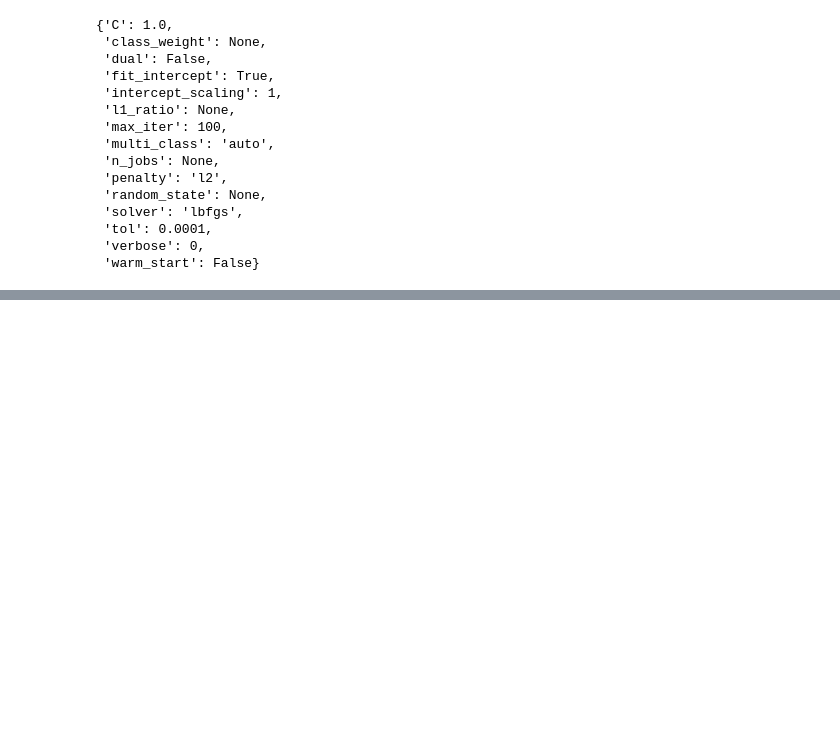
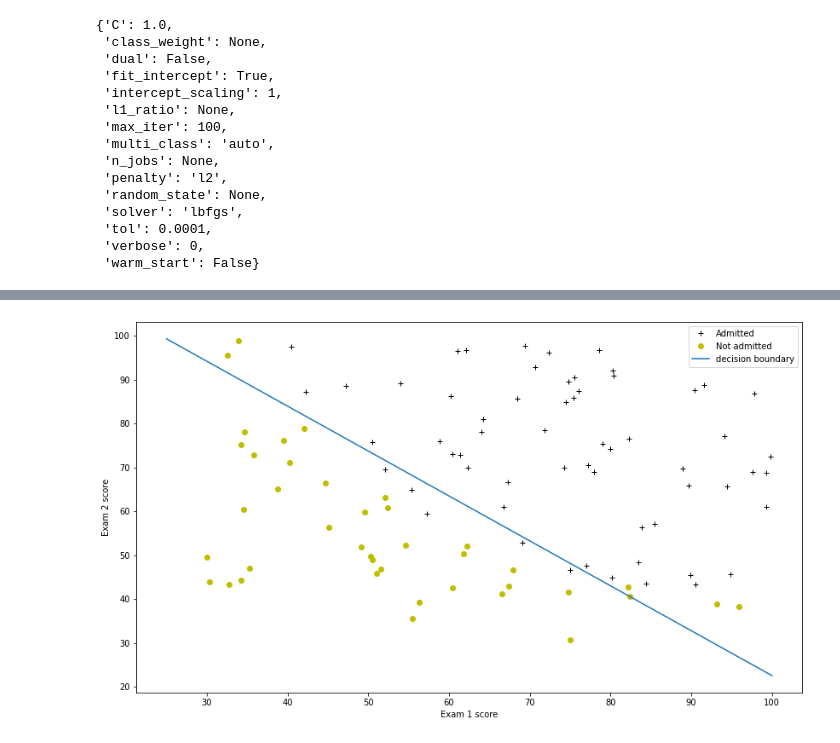
Before and after one commit to adv555/DataScience, a Jupyter notebook: Sklearn/Module_7_1.ipynb, the cells around one changed output, grey strips where cells are left out. Drawn from its saved outputs; the diff is of its cells as text; code cells hidden in the pictures; blank space fills up the shorter version.

```diff
--- a/Sklearn/Module_7_1.ipynb
+++ b/Sklearn/Module_7_1.ipynb
@@ -258,3 +258,5 @@ plt.show()
 [figure]
 # %%
 from sklearn.linear_model import LogisticRegression
+classifier = LogisticRegression()
+classifier.fit(X_train, y_train)
@@ -261,2 +264,0 @@ from sklearn.linear_model import LogisticRegression
-# %%
-model = LogisticRegression()
@@ -263,3 +273,3 @@ model = LogisticRegression()
 # %%
-model.fit(X_train, y_train)
+classifier.score(X_train, y_train)
 # %% [output]
@@ -288,0 +305,25 @@ model.get_params()
+# %%
+def decision_boundary(model, x):
+  w_0 = model.intercept_[0]
+  w_1 = model.coef_[0][0]
+  w_2 = model.coef_[0][1]
+
+  return -w_1*x/w_2-w_0/w_2
+# %%
+x = np.linspace(25, 100, 100)
+
+  #Plot examples
+plt.figure(figsize=(14, 8))
+plot_data(X_train, y_train[:], pos_label="Admitted", neg_label="Not admitted")
+plt.plot(x, decision_boundary(classifier, x), label='decision boundary')
+
+# Set the y-axis label
+plt.ylabel("Exam 2 score")
+
+# Set the x-axis label
+plt.xlabel("Exam 1 score")
+
+plt.legend(loc="upper right")
+plt.show()
+# %% [output]
+[figure, added]
```
Also changed, not shown: parts of 12 cells of this notebook.
